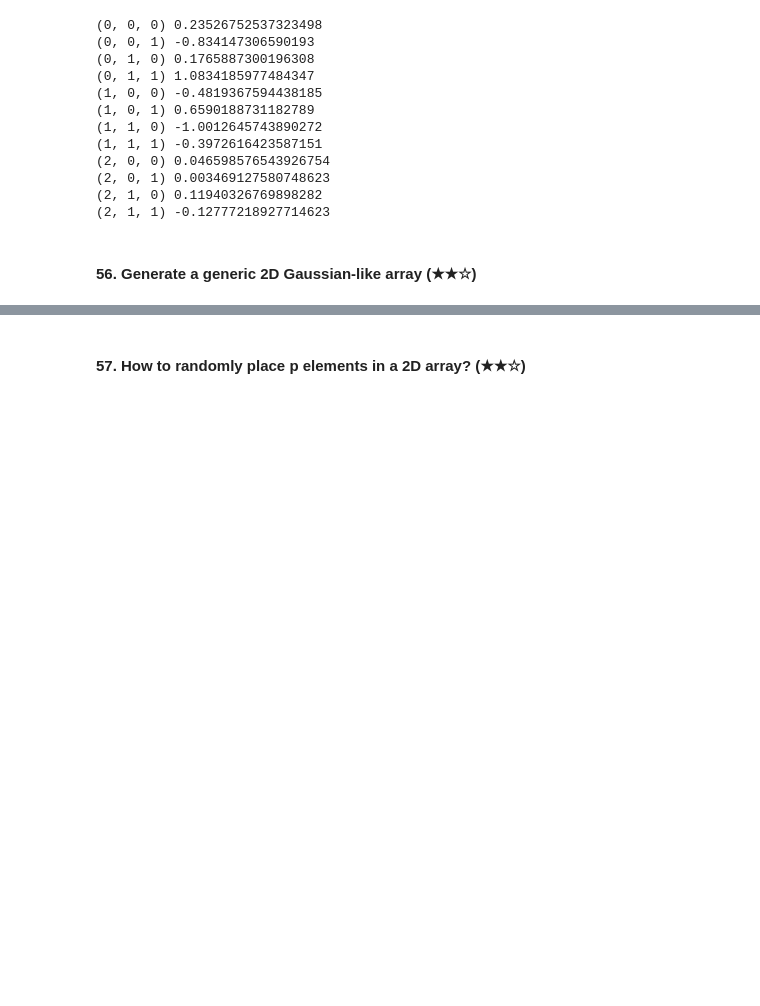
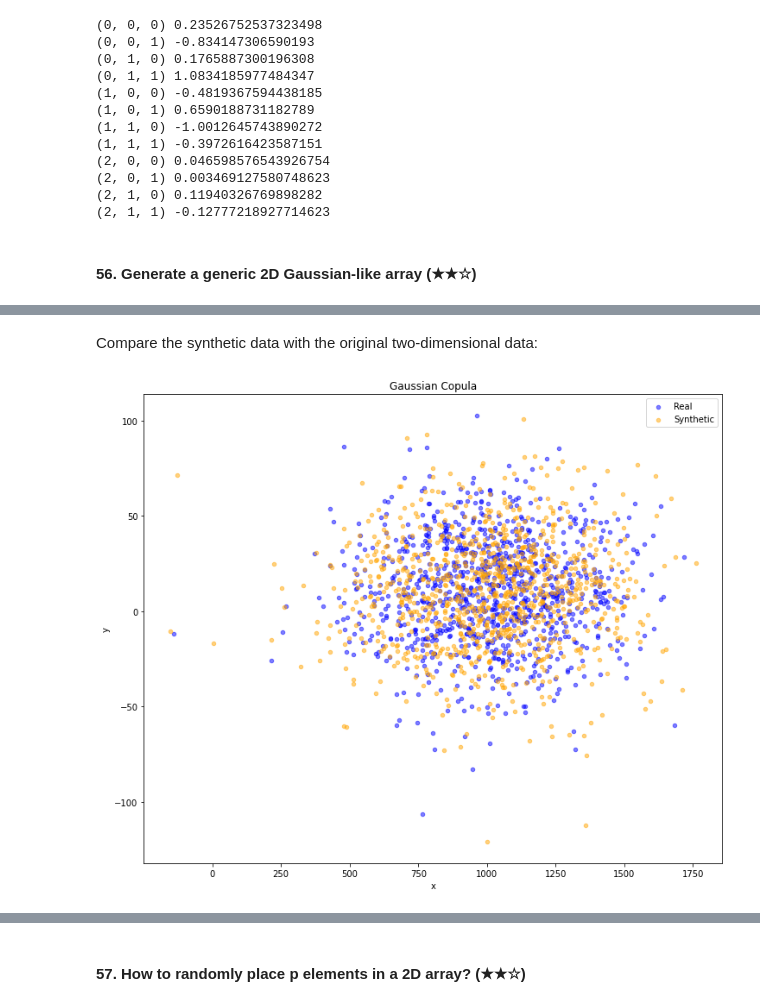
Before and after one commit to yangwu1227/python-for-machine-learning, a Jupyter notebook: ml_utility_tools/100_numpy_exercises.ipynb, the cells around one changed output, grey strips where cells are left out. Drawn from its saved outputs; the diff is of its cells as text; code cells hidden in the pictures; blank space fills up the shorter version.

```diff
--- a/ml_utility_tools/100_numpy_exercises.ipynb
+++ b/ml_utility_tools/100_numpy_exercises.ipynb
@@ -1907,3 +1917,13 @@ for index, value in np.ndenumerate(array):
 (2, 1, 1) -0.12777218927714623
 # %% [markdown]
 #### 56. Generate a generic 2D Gaussian-like array (★★☆)
+# %%
+import pandas as pd
+from copulas.multivariate import GaussianMultivariate
+
+# Generate two-dimensional data
+data = pd.DataFrame({
+    'x': np.random.normal(size=1000, loc=1000, scale=243),
+    'y': np.random.normal(size=1000, loc=10, scale=27)
+})
+data
@@ -1909,0 +1946,8 @@ for index, value in np.ndenumerate(array):
+# %%
+from copulas.univariate.gaussian_kde import GaussianKDE
+
+# Use kernel density estimation to fit the marginal distributions
+gaussian_copula = GaussianMultivariate(distribution={'x': GaussianKDE, 'y': GaussianKDE})
+gaussian_copula.fit(data)
+
+gaussian_copula
@@ -1909,0 +1958,3 @@ for index, value in np.ndenumerate(array):
+# %%
+synthetic_data = gaussian_copula.sample(1000)
+synthetic_data
@@ -1909,0 +1975,10 @@ for index, value in np.ndenumerate(array):
+# %% [markdown]
+Compare the synthetic data with the original two-dimensional data:
+# %%
+from copulas.visualization import compare_2d
+
+compare_2d(real=data, synth=synthetic_data, figsize=(12, 10))
+plt.title('Gaussian Copula')
+plt.show();
+# %% [output]
+[figure, added]
```
Also changed, not shown: parts of 69 cells of this notebook.
